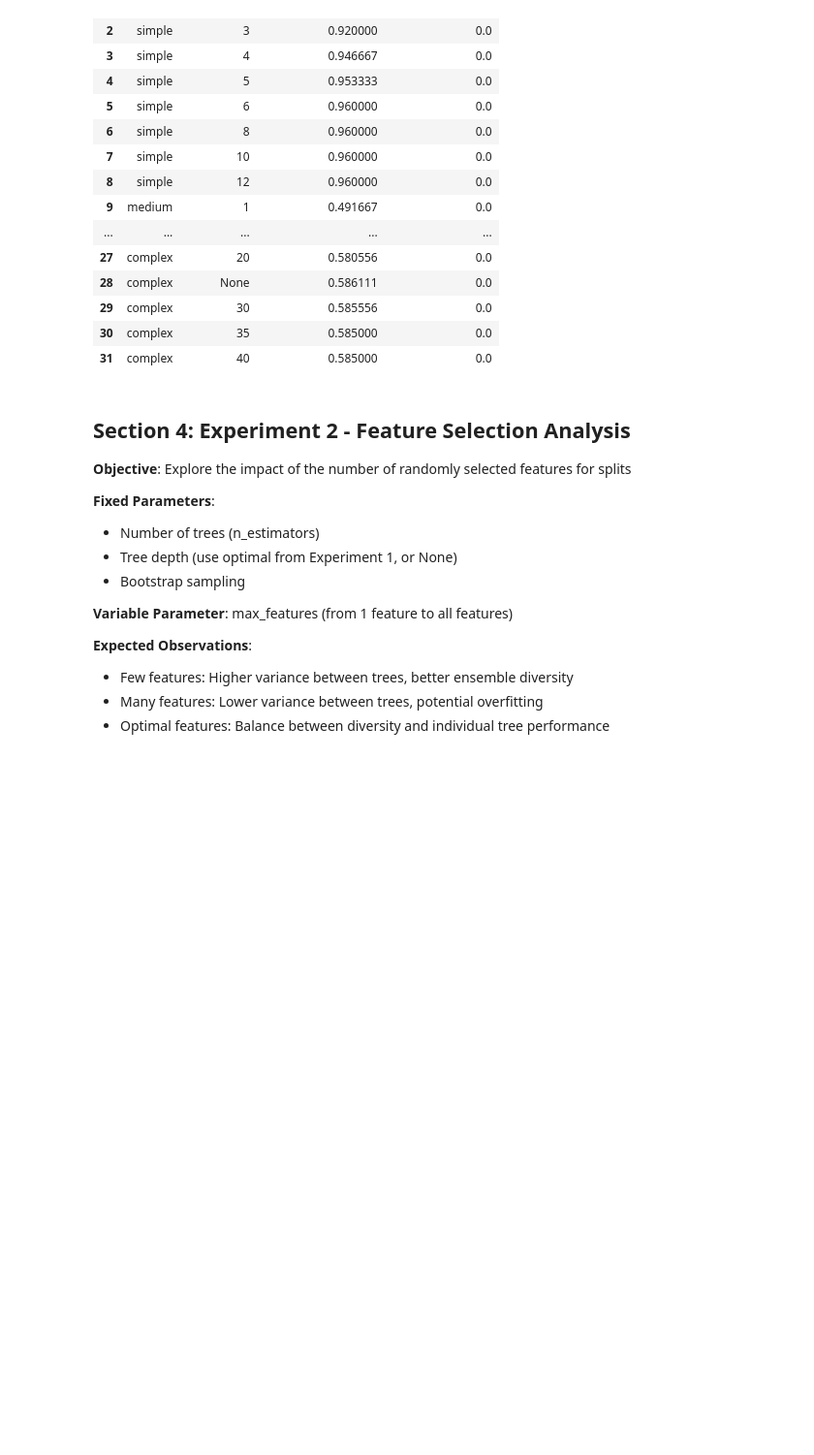
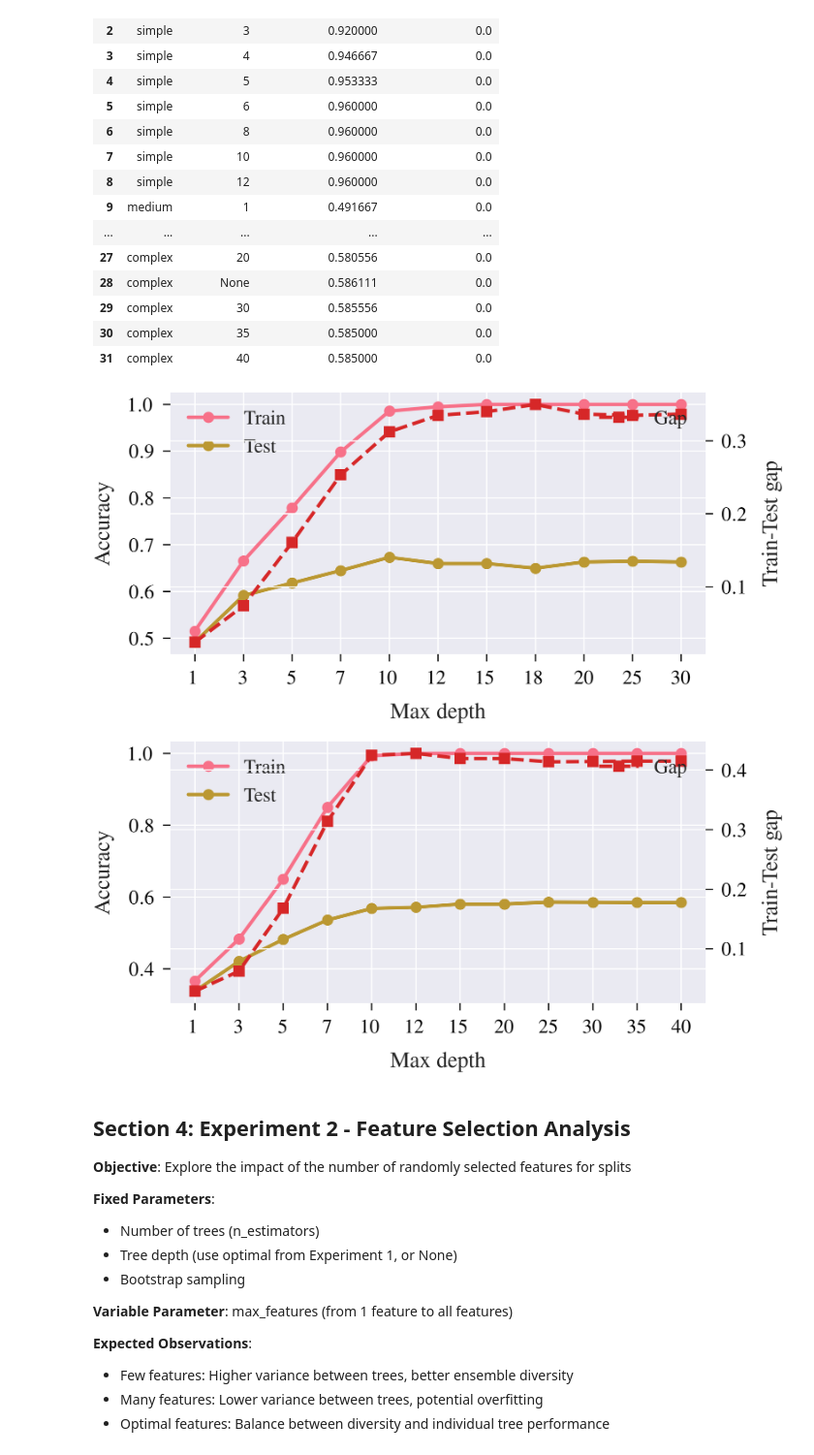
Before and after one commit to grantxxcoder/25849646rw441Assignment4, a Jupyter notebook: code/code.ipynb, the cells around one changed output. Shown at 97% size. Cells and saved outputs as stored; diff of their text form; code cells hidden in the pictures; blank space fills up the shorter version.

```diff
--- a/code/code.ipynb
+++ b/code/code.ipynb
@@ -513,7 +513,7 @@ class RandomForestAnalyzer:
 
             if dataset_name == 'complex':
                 max_depths = self.depth_range_complex
-                n_estimators = list(range(1, 400, 40))
+                n_estimators = list(range(1, 361, 30))
             elif dataset_name == 'medium':
                 max_depths = self.depth_range_medium
                 n_estimators = list(range(1, 10, 10))
@@ -725,7 +725,7 @@ class RandomForestAnalyzer:
                 test_acc = accuracy_score(splits['y_test'], test_pred)
 
                 # Cross-validation (5-fold) for ensemble
-                cv = StratifiedKFold(n_splits=5, shuffle=True, random_state=self.random_state)
+                cv = StratifiedKFold(n_splits=5, fold=6, shuffle=True, random_state=self.random_state)
                 cv_scores = []
                 for train_idx, val_idx in cv.split(splits['X_train'], splits['y_train']):
                     X_tr, X_val = splits['X_train'][train_idx], splits['X_train'][val_idx]
@@ -927,25 +927,28 @@ Test Accuracy Summary by Max Depth:
 | 30 | complex | 35 | 0.585000 | 0.0 |
 | 31 | complex | 40 | 0.585000 | 0.0 |
 # %%
-def plot_overfitting_gap(results, datasets=('medium', 'complex')):
+def plot_overfitting_gap(results, datasets=('simple','medium', 'complex')):
     for ds in datasets:
         rows = results['tree_depth'][ds]
         depths = [str(r['max_depth']) for r in rows]
         train = [r['train_accuracy'] for r in rows]
         test = [r['test_accuracy'] for r in rows]
         gap = [tr - te for tr, te in zip(train, test)]
         fig, ax1 = plt.subplots(figsize=(8, 4))
         ax1.plot(depths, train, marker='o', label='Train')
         ax1.plot(depths, test, marker='o', label='Test')
         ax1.set_xlabel('Max depth')
         ax1.set_ylabel('Accuracy')
         ax2 = ax1.twinx()
         ax2.plot(depths, gap, marker='s', linestyle='--', color='tab:red', label='Gap')
         ax2.set_ylabel('Train-Test gap')
         ax1.legend(loc='upper left'); ax2.legend(loc='upper right')
         plt.tight_layout(); plt.show()
 
 plot_overfitting_gap(analyzer.results, datasets=('medium','complex'))
+# %% [output]
+[figure, added]
+[figure, added]
 # %% [markdown]
 ## Section 4: Experiment 2 - Feature Selection Analysis
 
```
Also changed, not shown: parts of 6 cells of this notebook, 17 other files.
